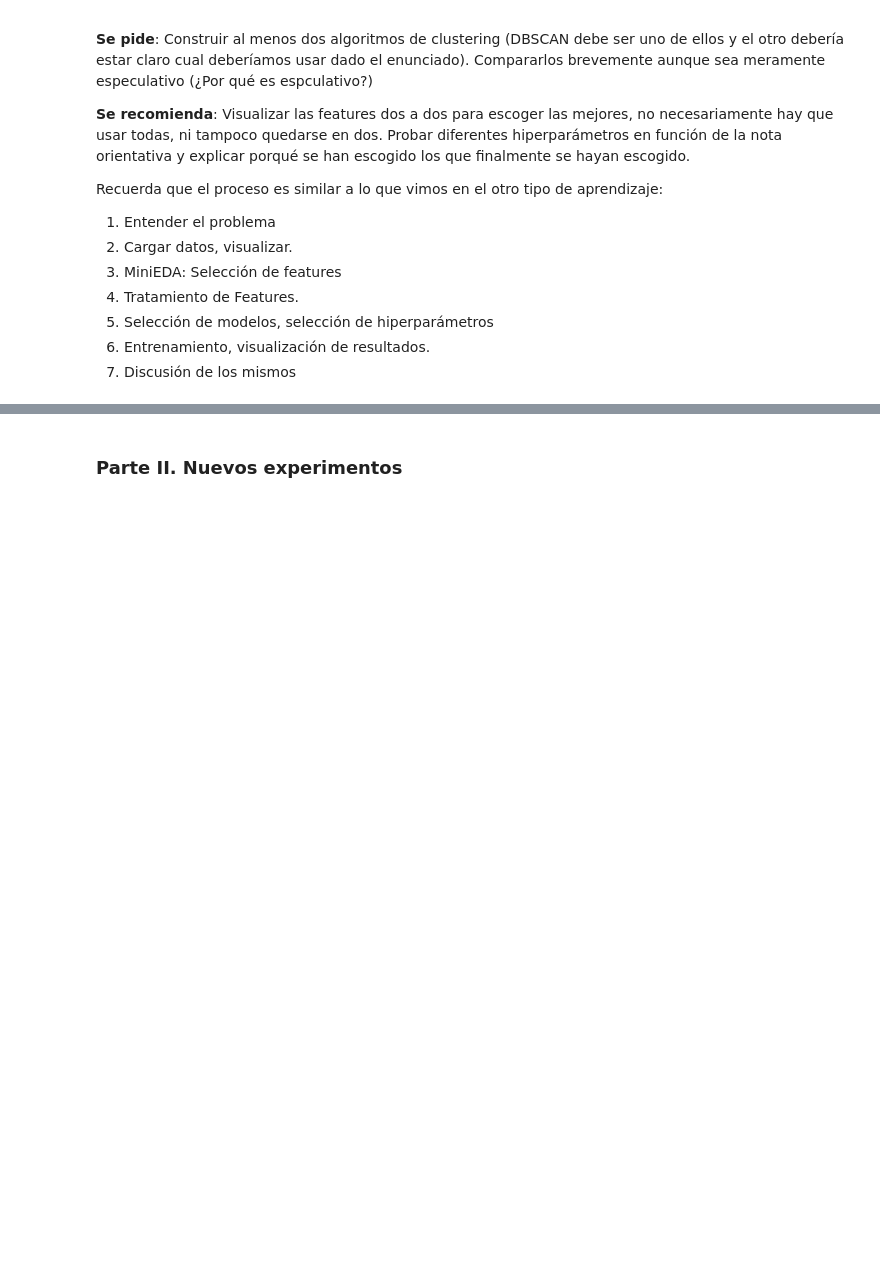
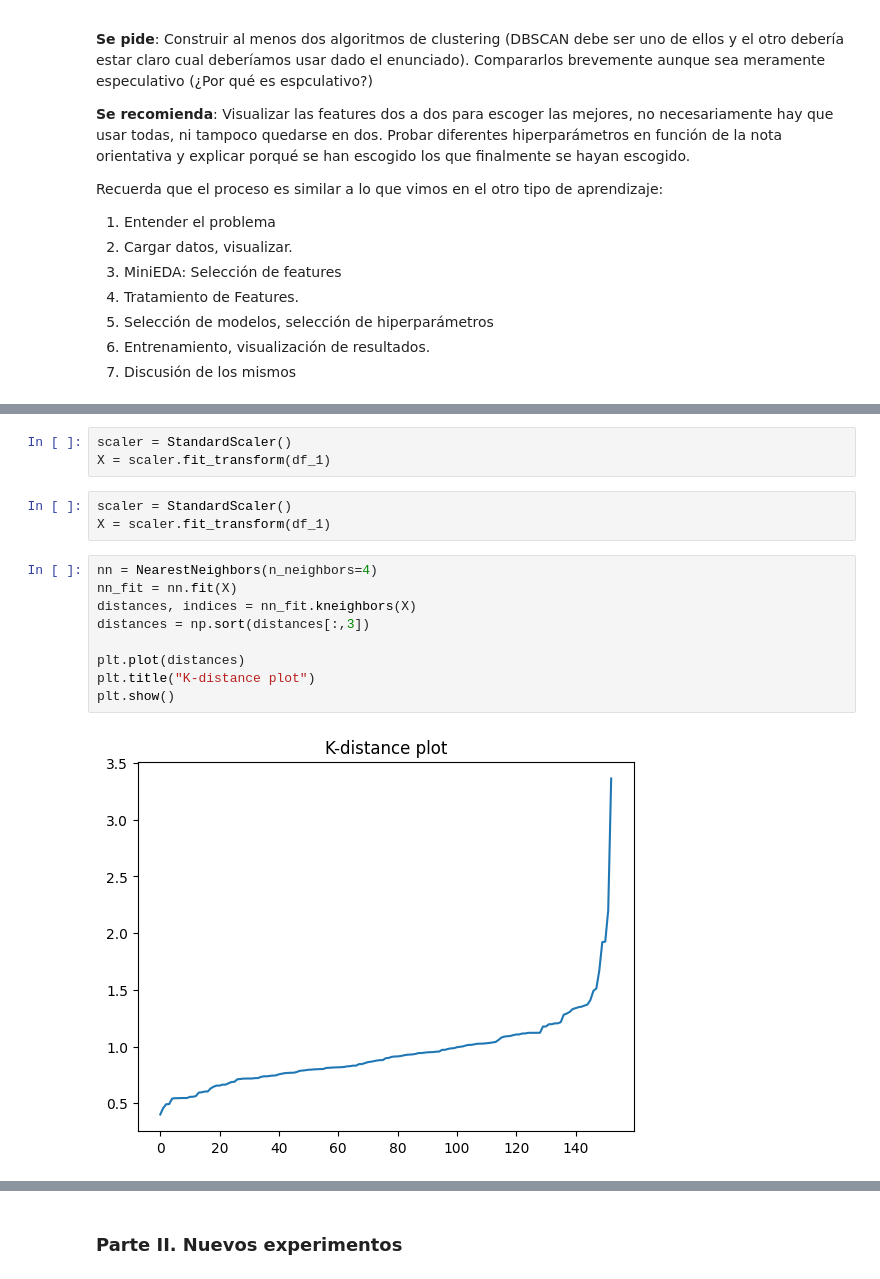
Before and after one commit to jorgemd2698/ONLINE_DS_THEBRIDGE_JorgeMartinezDelgado, a Jupyter notebook: Sprint_13_Resuelto/Unidad_02_ML_No_Supervisado_Clustering_DBSCAN/03_Practica_Obligatoria/18_Practica_Obligatoria_Clustering_DBSCAN.ipynb, the cells around one changed output, grey strips where cells are left out. Cells and saved outputs as stored; diff of their text form; blank space fills up the shorter version.

```diff
--- a/Sprint_13_Resuelto/Unidad_02_ML_No_Supervisado_Clustering_DBSCAN/03_Practica_Obligatoria/18_Practica_Obligatoria_Clustering_DBSCAN.ipynb
+++ b/Sprint_13_Resuelto/Unidad_02_ML_No_Supervisado_Clustering_DBSCAN/03_Practica_Obligatoria/18_Practica_Obligatoria_Clustering_DBSCAN.ipynb
@@ -75,0 +88,17 @@ Recuerda que el proceso es similar a lo que vimos en el otro tipo de aprendizaje
+# %%
+scaler = StandardScaler()
+X = scaler.fit_transform(df_1)
+# %%
+scaler = StandardScaler()
+X = scaler.fit_transform(df_1)
+# %%
+nn = NearestNeighbors(n_neighbors=4)
+nn_fit = nn.fit(X)
+distances, indices = nn_fit.kneighbors(X)
+distances = np.sort(distances[:,3])
+
+plt.plot(distances)
+plt.title("K-distance plot")
+plt.show()
+# %% [output]
+[figure, added]
```
Also changed, not shown: parts of 16 cells of this notebook, 7 other files.
